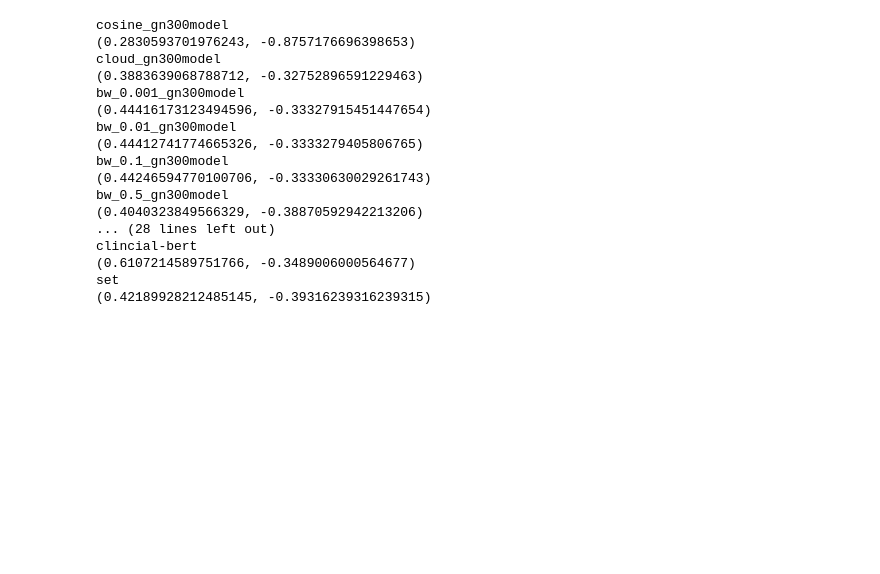
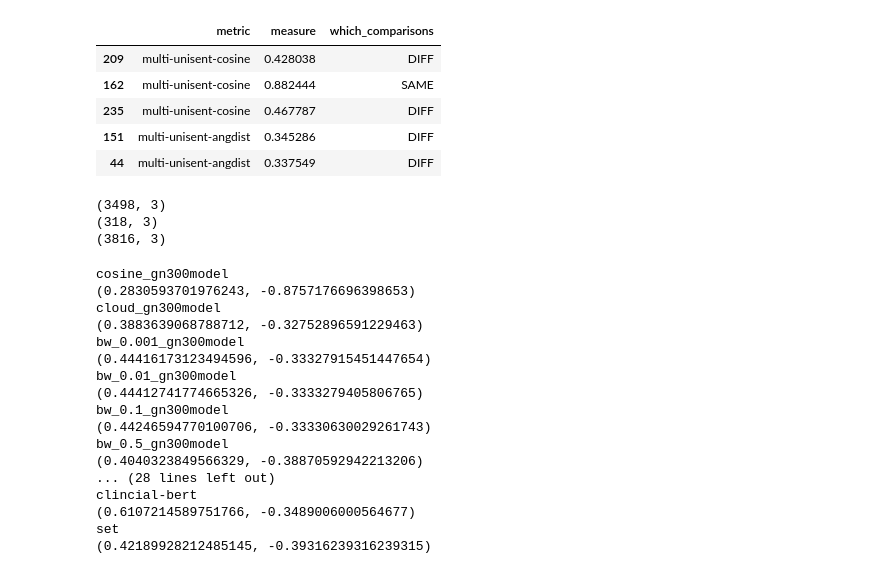
Before and after one commit to meedan/textsimilarity, a Jupyter notebook: Boxplots_for_test_textsim.ipynb, the cells around one changed output. Drawn from its saved outputs; the diff is of its cells as text; code cells hidden in the pictures; blank space fills up the shorter version.

```diff
--- a/Boxplots_for_test_textsim.ipynb
+++ b/Boxplots_for_test_textsim.ipynb
@@ -17,3 +17,22 @@ df.sample(5)
+# %%
+df2=pd.read_csv("output_multilingual_unisent.csv",sep="\t")
+df2.sample(5)
+# %% [output]
+|  | metric | measure | which_comparisons |
+| 209 | multi-unisent-cosine | 0.428038 | DIFF |
+| 162 | multi-unisent-cosine | 0.882444 | SAME |
+| 235 | multi-unisent-cosine | 0.467787 | DIFF |
+| 151 | multi-unisent-angdist | 0.345286 | DIFF |
+| 44 | multi-unisent-angdist | 0.337549 | DIFF |
+# %%
+print(df.shape)
+print(df2.shape)
+df=df.append(df2)
+print(df.shape)
+# %% [output]
+(3498, 3)
+(318, 3)
+(3816, 3)
 # %%
 def normalise(scores,inverse=False):
     mn=min(scores)
```
Also changed, not shown: parts of 2 cells of this notebook, 3 other files.
